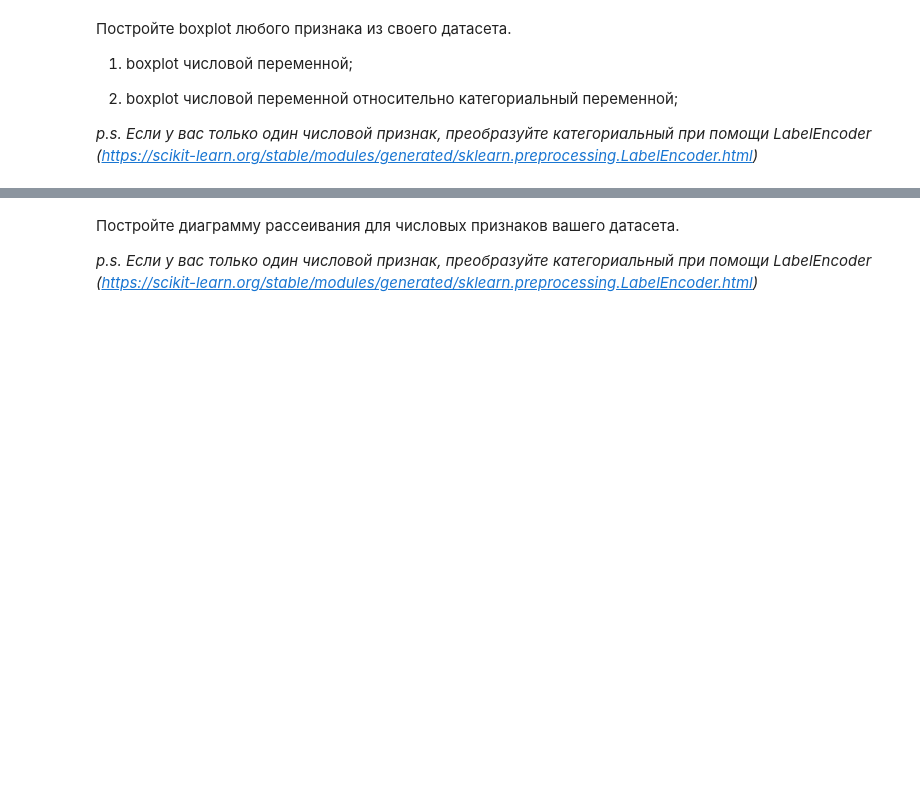
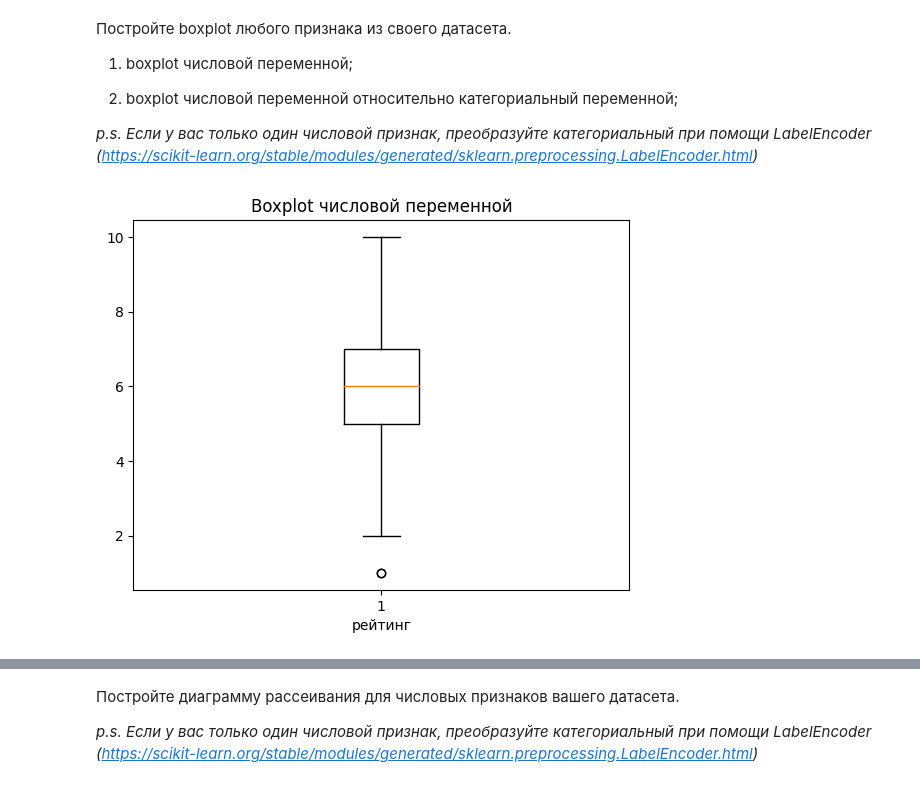
Before and after one commit to mos9z/1lab, a Jupyter notebook: lab2/Задание_2.ipynb, the cells around one changed output, grey strips where cells are left out. Saved outputs shown, nothing was run; the diff lists cells and outputs as text; code cells hidden in the pictures; blank space fills up the shorter version.

```diff
--- a/lab2/Задание_2.ipynb
+++ b/lab2/Задание_2.ipynb
@@ -243,0 +238,8 @@ KeyError: ignored
+# %%
+
+plt.boxplot(df['rating'])
+plt.title('Boxplot числовой переменной')
+plt.xlabel('рейтинг')
+plt.show()
+# %% [output]
+[figure, added]
```
Also changed, not shown: parts of 13 cells of this notebook.
